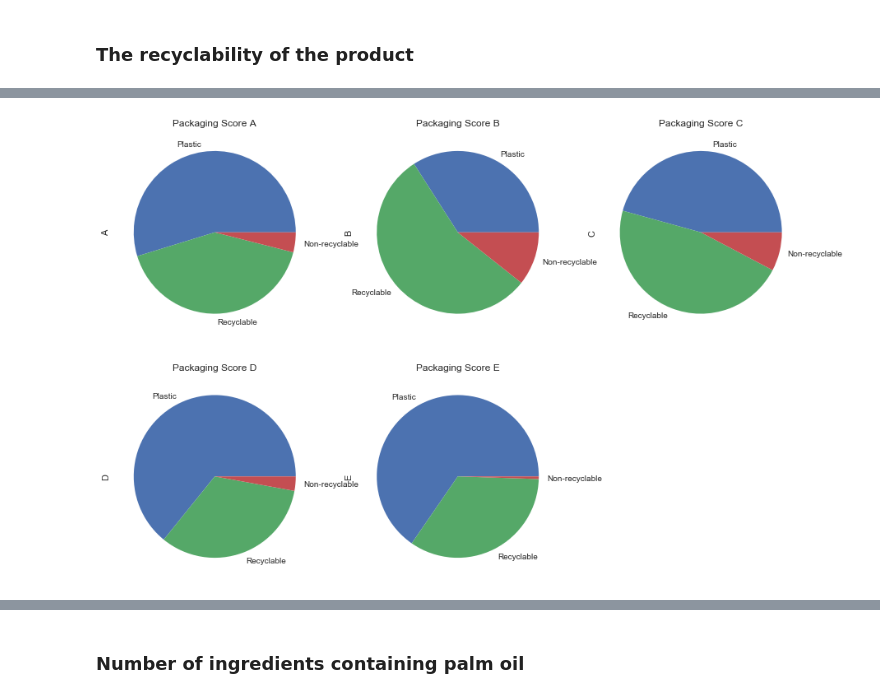
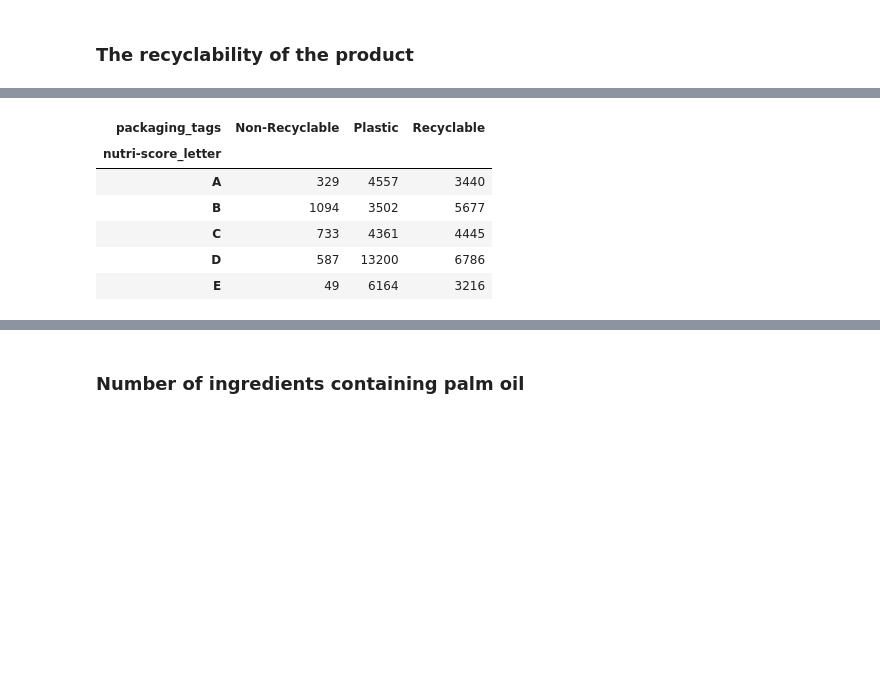
Before and after one commit to Painguin/smart_rams_project, a Jupyter notebook: Project.ipynb, the cells around one changed output, grey strips where cells are left out. Saved outputs shown, nothing was run; the diff lists cells and outputs as text; code cells hidden in the pictures; blank space fills up the shorter version.

```diff
--- a/Project.ipynb
+++ b/Project.ipynb
@@ -638,9 +622,0 @@ nutri_pack
-# %%
-plt.figure(figsize = (15,10))
-nutri_pack.loc['A'].plot.pie(ax=plt.subplot(231), title='Packaging Score A')
-nutri_pack.loc['B'].plot.pie(ax=plt.subplot(232), title='Packaging Score B')
-nutri_pack.loc['C'].plot.pie(ax=plt.subplot(233), title='Packaging Score C')
-nutri_pack.loc['D'].plot.pie(ax=plt.subplot(234), title='Packaging Score D')
-nutri_pack.loc['E'].plot.pie(ax=plt.subplot(235), title='Packaging Score E');
-# %% [output]
-[figure, removed]
@@ -646,0 +627,12 @@ nutri_pack.loc['E'].plot.pie(ax=plt.subplot(235), title='Packaging Score E');
+# %%
+nutri_pack = main_packagings_data.groupby(['nutri-score_letter', 'packaging_tags']).count()[['nutri-score']]\
+             .reset_index().pivot(index='nutri-score_letter', columns='packaging_tags', values='nutri-score')
+nutri_pack
+# %% [output]
+| packaging_tags | Non-Recyclable | Plastic | Recyclable |
+| nutri-score_letter |  |  |  |
+| A | 329 | 4557 | 3440 |
+| B | 1094 | 3502 | 5677 |
+| C | 733 | 4361 | 4445 |
+| D | 587 | 13200 | 6786 |
+| E | 49 | 6164 | 3216 |
```
Also changed, not shown: parts of 22 cells of this notebook.
